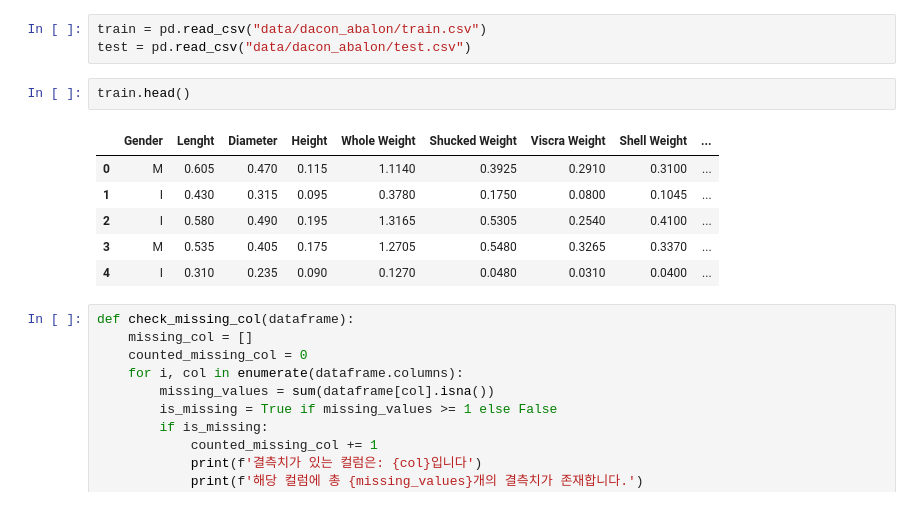
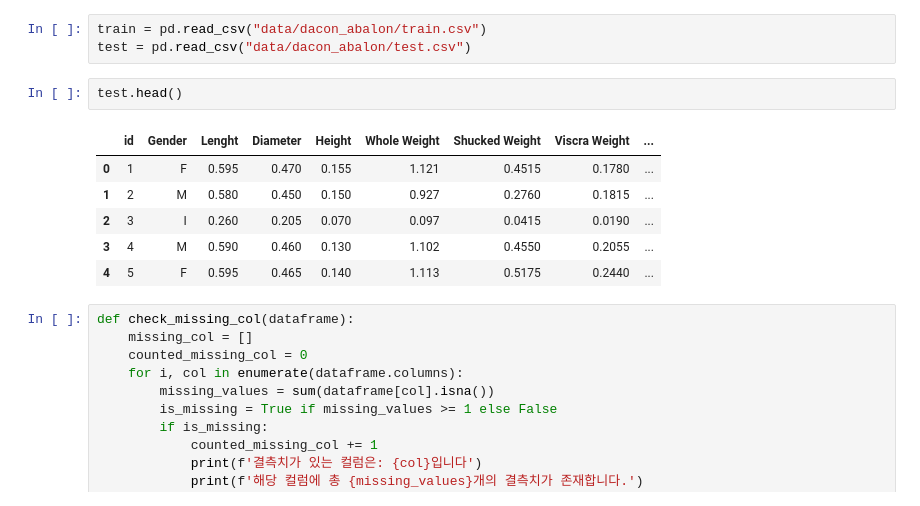
Before and after one commit to yonseimath/data-science-2022-biginner, a Jupyter notebook: uiyong/dacon_abalon.ipynb, the cells around one changed output. Drawn from its saved outputs; the diff is of its cells as text.

```diff
--- a/uiyong/dacon_abalon.ipynb
+++ b/uiyong/dacon_abalon.ipynb
@@ -11,14 +20,14 @@ warnings.simplefilter(action='ignore', category=FutureWarning)
 train = pd.read_csv("data/dacon_abalon/train.csv")
 test = pd.read_csv("data/dacon_abalon/test.csv")
 # %%
-train.head()
+test.head()
 # %% [output]
-|  | Gender | Lenght | Diameter | Height | Whole Weight | Shucked Weight | Viscra Weight | Shell Weight | ... |
-| 0 | M | 0.605 | 0.470 | 0.115 | 1.1140 | 0.3925 | 0.2910 | 0.3100 | ... |
-| 1 | I | 0.430 | 0.315 | 0.095 | 0.3780 | 0.1750 | 0.0800 | 0.1045 | ... |
-| 2 | I | 0.580 | 0.490 | 0.195 | 1.3165 | 0.5305 | 0.2540 | 0.4100 | ... |
-| 3 | M | 0.535 | 0.405 | 0.175 | 1.2705 | 0.5480 | 0.3265 | 0.3370 | ... |
-| 4 | I | 0.310 | 0.235 | 0.090 | 0.1270 | 0.0480 | 0.0310 | 0.0400 | ... |
+|  | id | Gender | Lenght | Diameter | Height | Whole Weight | Shucked Weight | Viscra Weight | ... |
+| 0 | 1 | F | 0.595 | 0.470 | 0.155 | 1.121 | 0.4515 | 0.1780 | ... |
+| 1 | 2 | M | 0.580 | 0.450 | 0.150 | 0.927 | 0.2760 | 0.1815 | ... |
+| 2 | 3 | I | 0.260 | 0.205 | 0.070 | 0.097 | 0.0415 | 0.0190 | ... |
+| 3 | 4 | M | 0.590 | 0.460 | 0.130 | 1.102 | 0.4550 | 0.2055 | ... |
+| 4 | 5 | F | 0.595 | 0.465 | 0.140 | 1.113 | 0.5175 | 0.2440 | ... |
 # %%
 def check_missing_col(dataframe):
     missing_col = []
```
Also changed, not shown: parts of 1 cell of this notebook, 1 other file.
